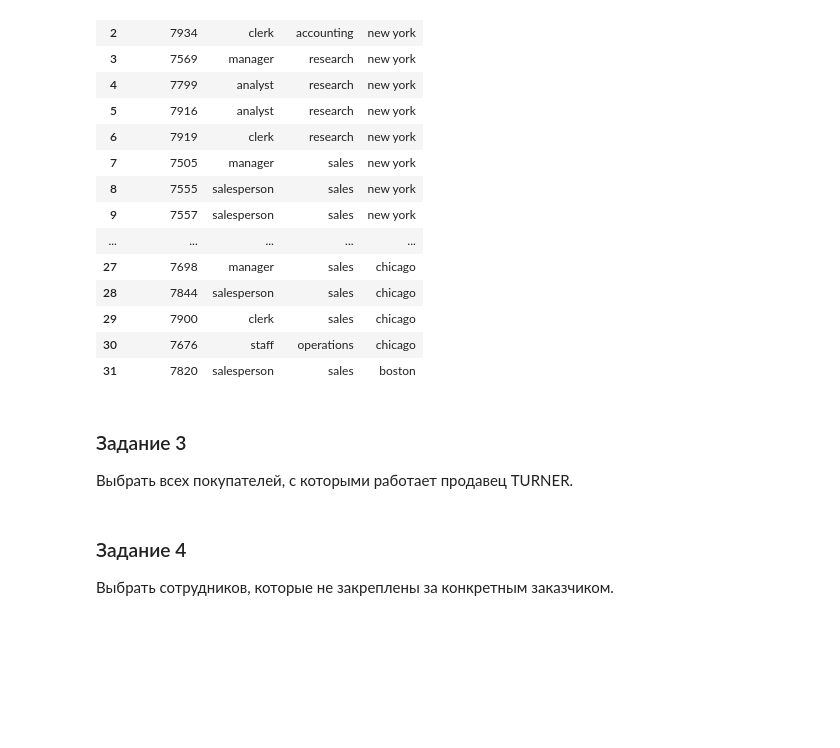
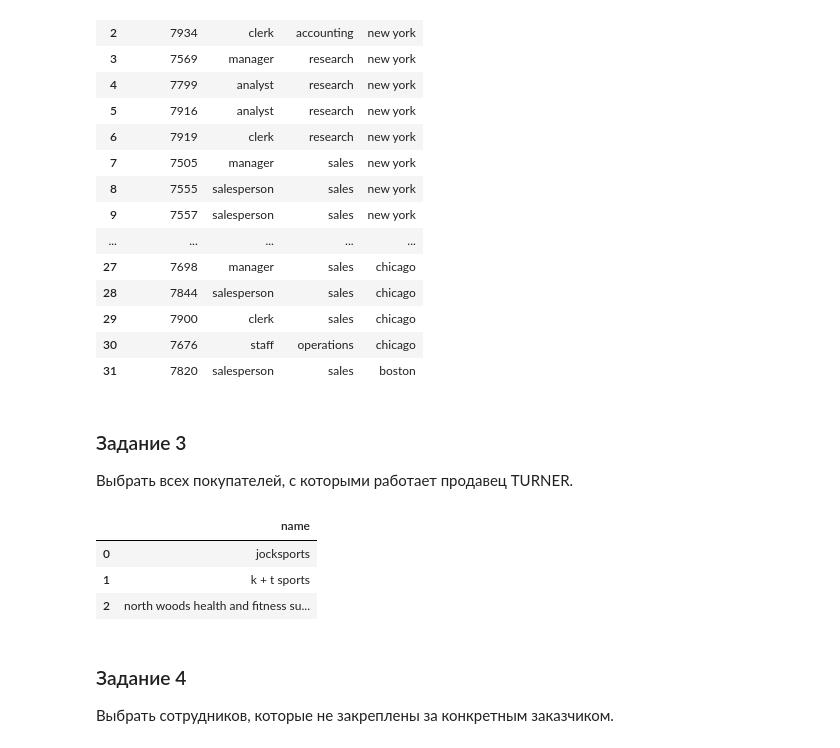
Before and after one commit to theysee/sberbank_reboot, a Jupyter notebook: Поток_3_Практика_к_занятию_5.ipynb, the cells around one changed output. Drawn from its saved outputs; the diff is of its cells as text; code cells hidden in the pictures; blank space fills up the shorter version.

```diff
--- a/Поток_3_Практика_к_занятию_5.ipynb
+++ b/Поток_3_Практика_к_занятию_5.ipynb
@@ -234,6 +114,21 @@ pd.read_sql_query("""
 # %% [markdown]
 ### Задание 3
  Выбрать всех покупателей, с которыми работает продавец TURNER.
+# %%
+pd.read_sql_query('''
+  SELECT
+    customer.name
+  FROM
+    employee
+    INNER JOIN
+    customer
+  ON employee.employee_id = customer.salesperson_id AND employee.last_name = 'TURNER'
+''', conn)
+# %% [output]
+|  | name |
+| 0 | jocksports |
+| 1 | k + t sports |
+| 2 | north woods health and fitness su... |
 # %% [markdown]
 ### Задание 4
 Выбрать сотрудников, которые не закреплены за конкретным заказчиком.
```
Also changed, not shown: parts of 4 cells of this notebook.
